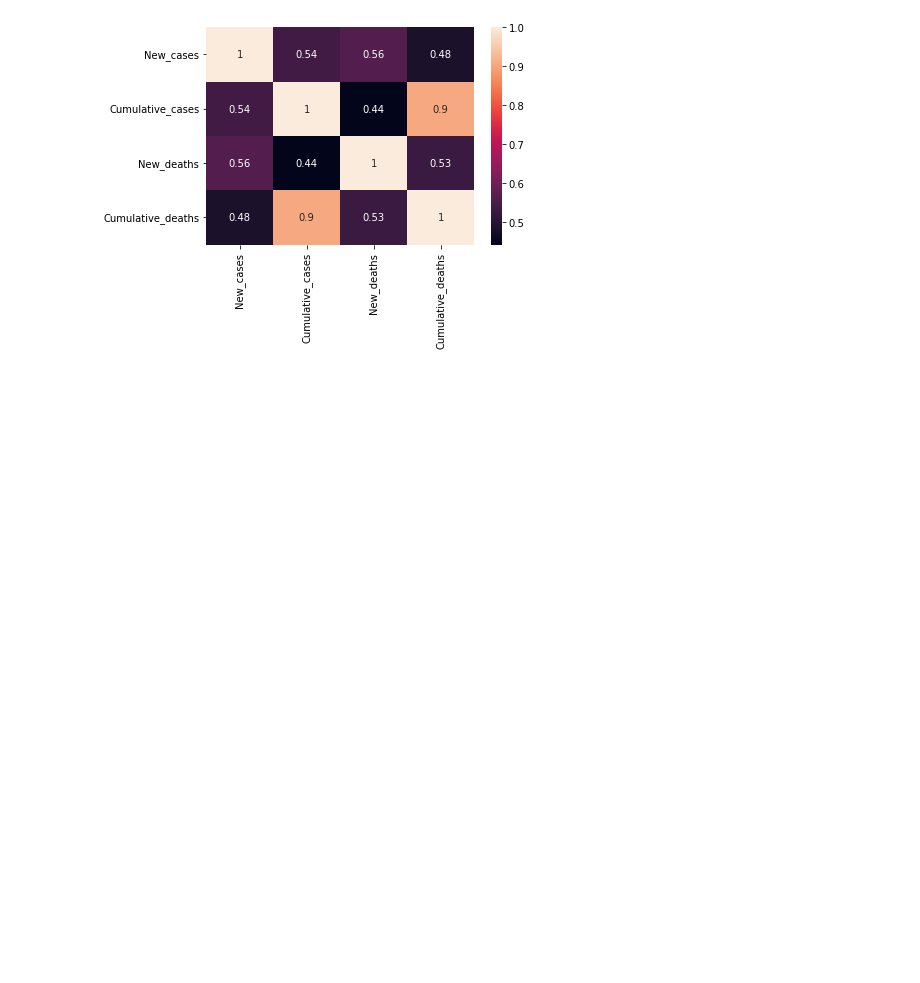
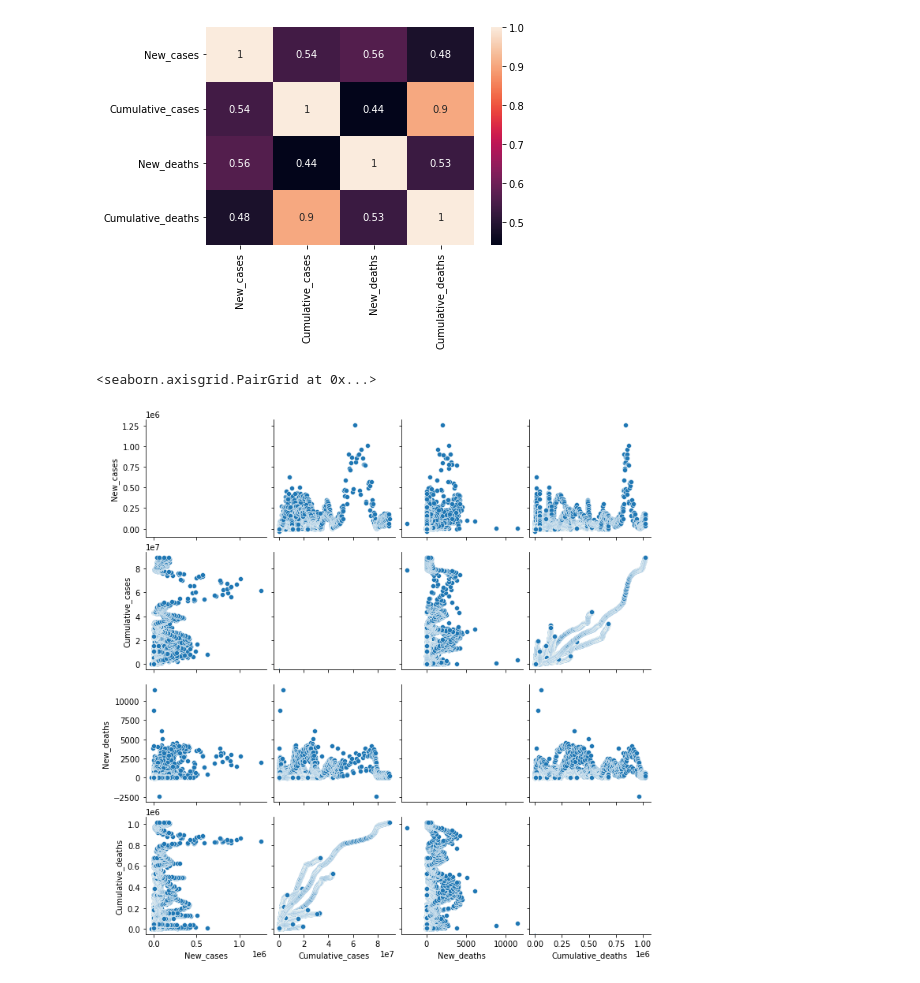
Before and after one commit to Basitm1/Github_project, a Jupyter notebook: Exploration.ipynb, the cells around one changed output. Drawn from its saved outputs; the diff is of its cells as text; code cells hidden in the pictures; blank space fills up the shorter version.

Commit message:
data cleaning

```diff
--- a/Exploration.ipynb
+++ b/Exploration.ipynb
@@ -3,7 +3,7 @@ import pandas as pd
 import numpy as np
 import seaborn as sns
 # %%
-data = pd.read_csv("/Users/Basit/Desktop/WHO-COVID-19-global-data.csv")
+data = pd.read_csv("/Users/Basit/Desktop/Github_project/WHO-COVID-19-global-data.csv")
 # %%
 #1 Understanding the dataset
 # %%
@@ -72,6 +72,8 @@ Cumulative_cases       0
 New_deaths             0
 Cumulative_deaths      0
 dtype: int64
+# %%
+data = data.drop("Country_code",axis=1)
 # %%
 #3 Relationship Analysis
 # %%
@@ -81,3 +83,8 @@ sns.heatmap(corelation, xticklabels=corelation.columns, yticklabels=corelation.c
 # %% [output]
 <AxesSubplot:>
 [figure]
+# %%
+sns.pairplot(data)
+# %% [output]
+<seaborn.axisgrid.PairGrid at 0x...>
+[figure, added]
```
Also changed, not shown: parts of 4 cells of this notebook, 1 other file.
